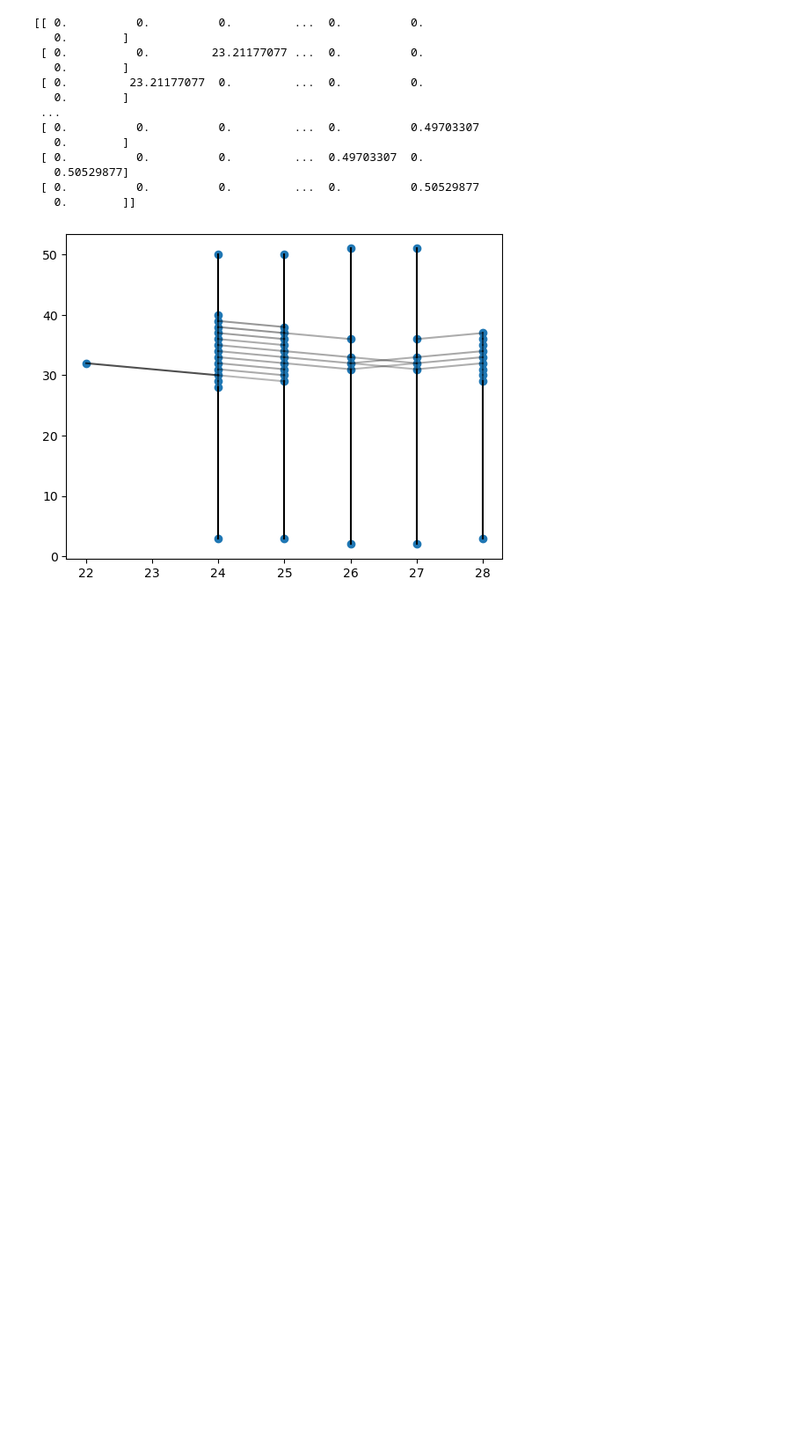
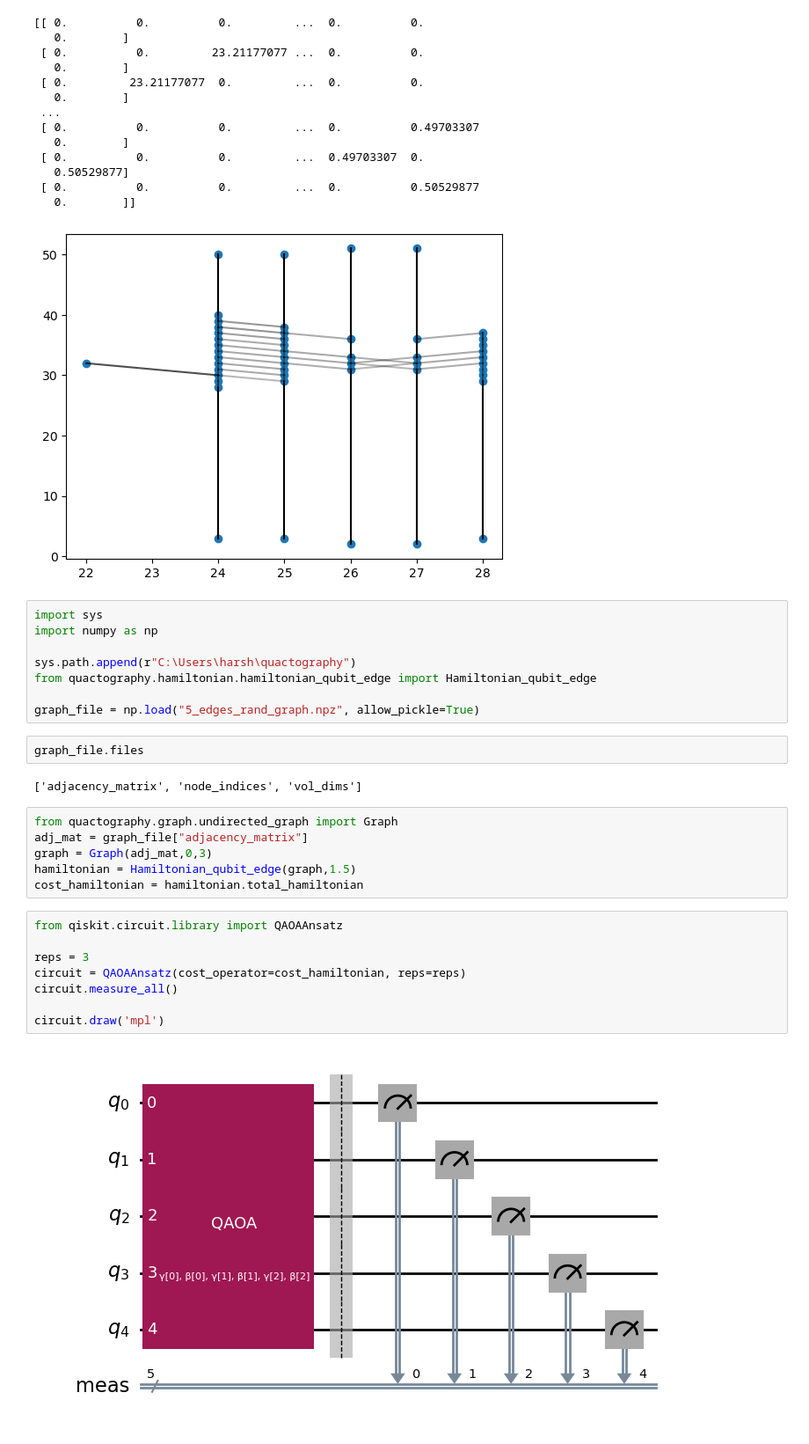
Before and after one commit to scilus/quactography, a Jupyter notebook: scripts/kdegree_graph.ipynb, the cells around one changed output. Shown: that part at 88% size. Drawn from its saved outputs; the diff is of its cells as text; blank space fills up the shorter version.

```diff
--- a/scripts/kdegree_graph.ipynb
+++ b/scripts/kdegree_graph.ipynb
@@ -286,3 +286,31 @@ plt.show()
  [ 0.          0.          0.         ...  0.          0.50529877
    0.        ]]
 [figure]
+# %%
+import sys
+import numpy as np
+
+sys.path.append(r"C:\Users\harsh\quactography")
+from quactography.hamiltonian.hamiltonian_qubit_edge import Hamiltonian_qubit_edge
+
+graph_file = np.load("5_edges_rand_graph.npz", allow_pickle=True)
+# %%
+graph_file.files
+# %% [output]
+['adjacency_matrix', 'node_indices', 'vol_dims']
+# %%
+from quactography.graph.undirected_graph import Graph
+adj_mat = graph_file["adjacency_matrix"]
+graph = Graph(adj_mat,0,3)
+hamiltonian = Hamiltonian_qubit_edge(graph,1.5)
+cost_hamiltonian = hamiltonian.total_hamiltonian
+# %%
+from qiskit.circuit.library import QAOAAnsatz
+
+reps = 3
+circuit = QAOAAnsatz(cost_operator=cost_hamiltonian, reps=reps)
+circuit.measure_all()
+
+circuit.draw('mpl')
+# %% [output]
+[figure, added]
```
Also changed, not shown: parts of 4 cells of this notebook, 12 other files.
